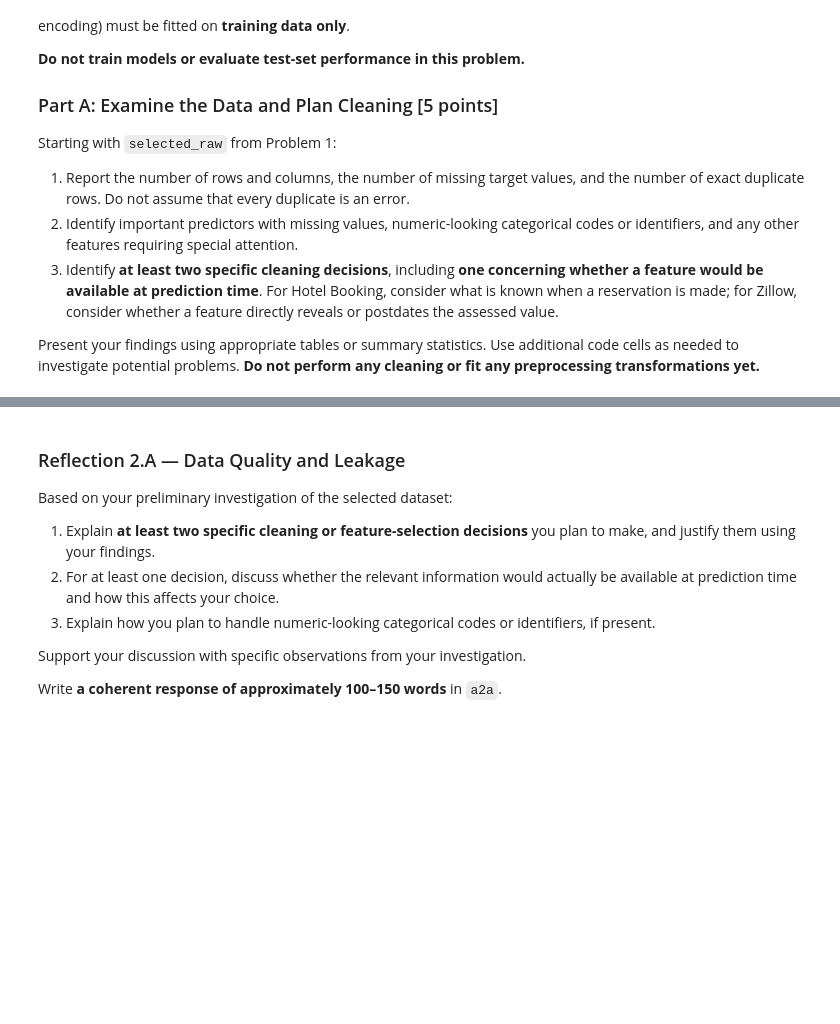
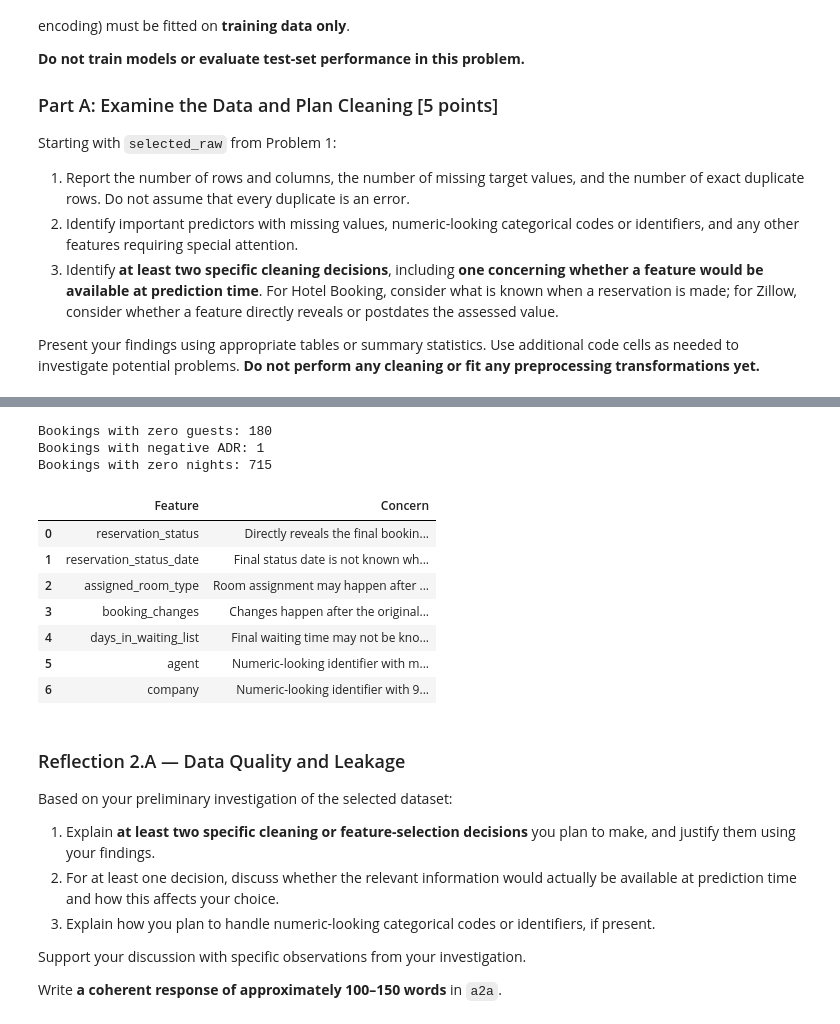
Before and after one commit to anamomds/machinelearningfall26, a Jupyter notebook: Final_Project_Milestone.ipynb, the cells around one changed output, grey strips where cells are left out. Drawn from its saved outputs; the diff is of its cells as text; code cells hidden in the pictures; blank space fills up the shorter version.

```diff
--- a/Final_Project_Milestone.ipynb
+++ b/Final_Project_Milestone.ipynb
@@ -585,3 +667,65 @@ Present your findings using appropriate tables or summary statistics. Use additi
+# %%
+total_guests_check = (
+    selected_raw["adults"]
+    + selected_raw["children"].fillna(0)
+    + selected_raw["babies"]
+)
+
+print(
+    "Bookings with zero guests:",
+    (total_guests_check == 0).sum()
+)
+
+print(
+    "Bookings with negative ADR:",
+    (selected_raw["adr"] < 0).sum()
+)
+
+print(
+    "Bookings with zero nights:",
+    (
+        selected_raw["stays_in_week_nights"]
+        + selected_raw["stays_in_weekend_nights"]
+        == 0
+    ).sum()
+)
+# %% [output]
+Bookings with zero guests: 180
+Bookings with negative ADR: 1
+Bookings with zero nights: 715
+# %%
+special_features = pd.DataFrame({
+    "Feature": [
+        "reservation_status",
+        "reservation_status_date",
+        "assigned_room_type",
+        "booking_changes",
+        "days_in_waiting_list",
+        "agent",
+        "company"
+    ],
+
+    "Concern": [
+        "Directly reveals the final booking outcome",
+        "Final status date is not known when booking is made",
+        "Room assignment may happen after booking",
+        "Changes happen after the original booking",
+        "Final waiting time may not be known at booking",
+        "Numeric-looking identifier with missing values",
+        "Numeric-looking identifier with 94% missing values"
+    ]
+})
+
+display(special_features)
+# %% [output]
+|  | Feature | Concern |
+| 0 | reservation_status | Directly reveals the final bookin... |
+| 1 | reservation_status_date | Final status date is not known wh... |
+| 2 | assigned_room_type | Room assignment may happen after ... |
+| 3 | booking_changes | Changes happen after the original... |
+| 4 | days_in_waiting_list | Final waiting time may not be kno... |
+| 5 | agent | Numeric-looking identifier with m... |
+| 6 | company | Numeric-looking identifier with 9... |
 # %% [markdown]
 ### Reflection 2.A — Data Quality and Leakage
 
```
Also changed, not shown: parts of 88 cells of this notebook.
